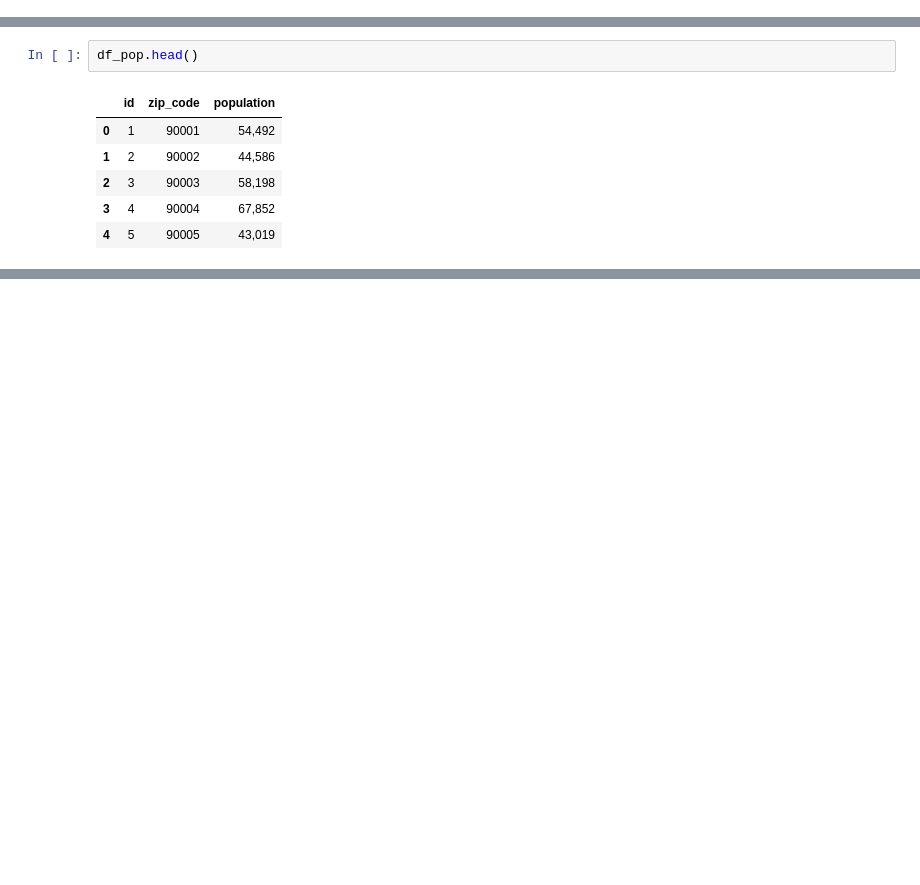
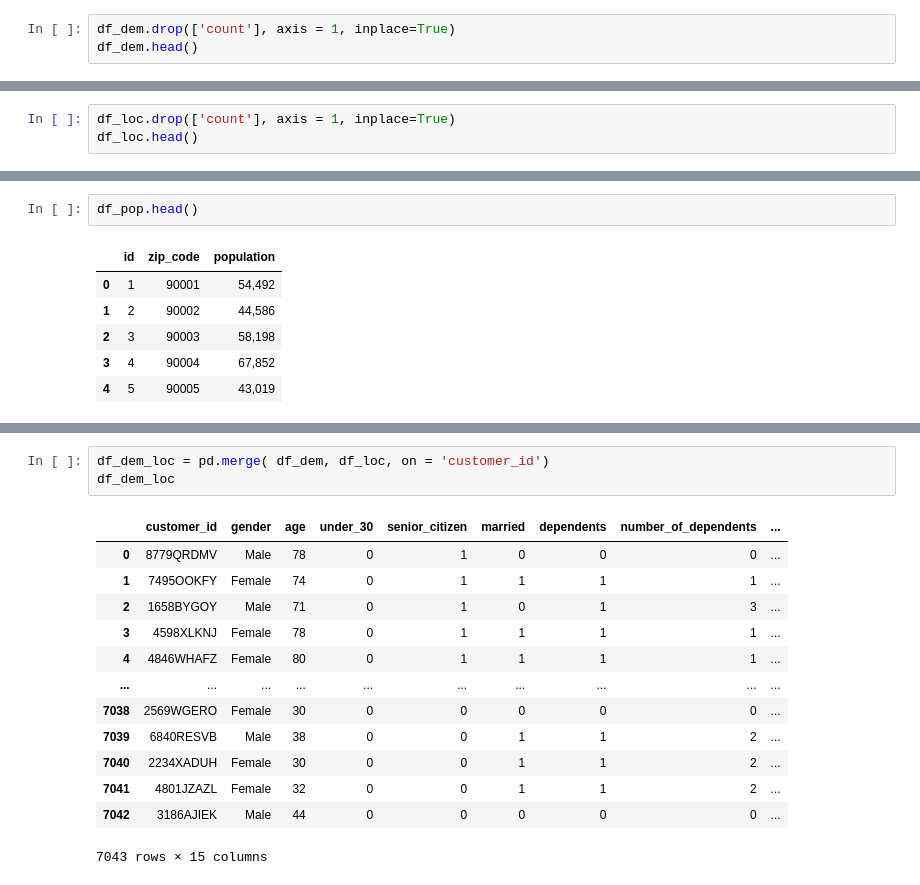
Before and after one commit to MahendraC17/Causal-AI---Customer-Churn, a Jupyter notebook: data_clean_transform.ipynb, the cells around one changed output, grey strips where cells are left out. Cells and saved outputs as stored; diff of their text form; blank space fills up the shorter version.

```diff
--- a/psm.ipynb
+++ b/data_clean_transform.ipynb
@@ -80,0 +138,3 @@ df_loc.head()
+# %%
+df_dem.drop(['count'], axis = 1, inplace=True)
+df_dem.head()
@@ -80,0 +148,3 @@ df_loc.head()
+# %%
+df_loc.drop(['count'], axis = 1, inplace=True)
+df_loc.head()
@@ -108,0 +188,17 @@ df_sts.head()
+# %%
+df_dem_loc = pd.merge( df_dem, df_loc, on = 'customer_id')
+df_dem_loc
+# %% [output]
+|  | customer_id | gender | age | under_30 | senior_citizen | married | dependents | number_of_dependents | ... |
+| 0 | 8779QRDMV | Male | 78 | 0 | 1 | 0 | 0 | 0 | ... |
+| 1 | 7495OOKFY | Female | 74 | 0 | 1 | 1 | 1 | 1 | ... |
+| 2 | 1658BYGOY | Male | 71 | 0 | 1 | 0 | 1 | 3 | ... |
+| 3 | 4598XLKNJ | Female | 78 | 0 | 1 | 1 | 1 | 1 | ... |
+| 4 | 4846WHAFZ | Female | 80 | 0 | 1 | 1 | 1 | 1 | ... |
+| ... | ... | ... | ... | ... | ... | ... | ... | ... | ... |
+| 7038 | 2569WGERO | Female | 30 | 0 | 0 | 0 | 0 | 0 | ... |
+| 7039 | 6840RESVB | Male | 38 | 0 | 0 | 1 | 1 | 2 | ... |
+| 7040 | 2234XADUH | Female | 30 | 0 | 0 | 1 | 1 | 2 | ... |
+| 7041 | 4801JZAZL | Female | 32 | 0 | 0 | 1 | 1 | 2 | ... |
+| 7042 | 3186AJIEK | Male | 44 | 0 | 0 | 0 | 0 | 0 | ... |
+7043 rows × 15 columns
```
Also changed, not shown: parts of 14 cells of this notebook.
